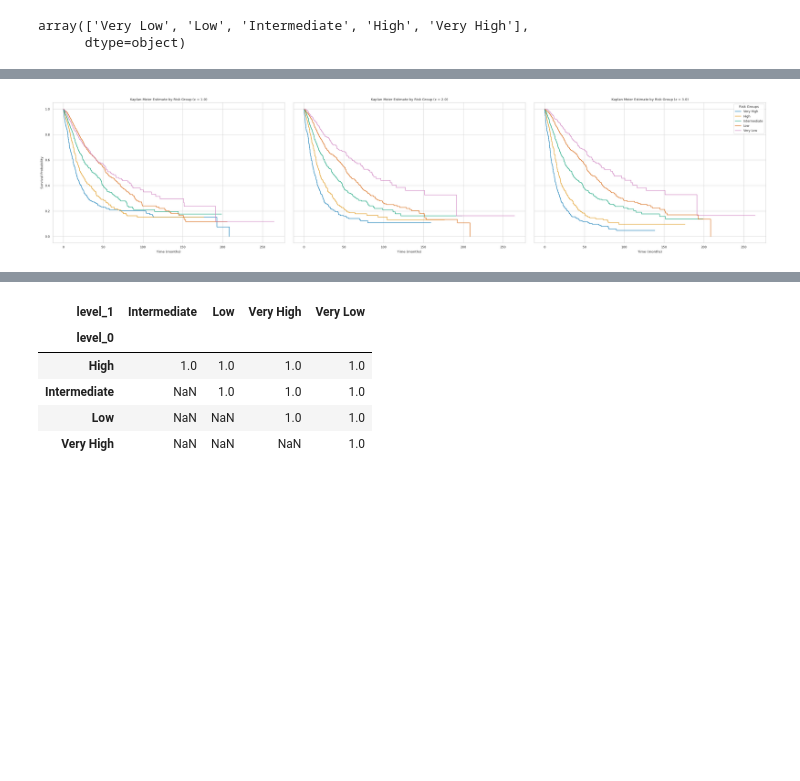
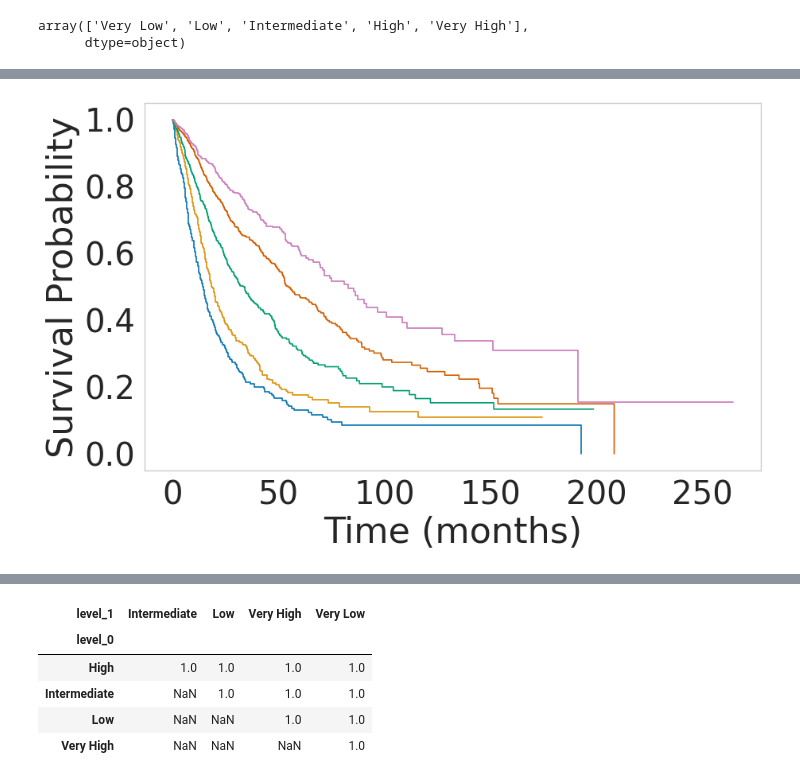
Before and after one commit to Kekkodf/DP-SurvAnalysis, a Jupyter notebook: src/dp_notebook.ipynb, the cells around one changed output, grey strips where cells are left out. Cells and saved outputs as stored; diff of their text form; code cells hidden in the pictures; blank space fills up the shorter version.

```diff
--- a/src/dp_notebook.ipynb
+++ b/src/dp_notebook.ipynb
@@ -344,55 +475,48 @@ epsilon: 1.0
 # %%
-# Set global font size
-plt.rcParams.update({'font.size': 24})  # You can adjust the size as needed
+plt.rcParams.update({'font.size': 64})
+# set the coin bias
+#e1 = 1 -> p = (np.exp(1)*(n-1)-1)/((1+np.exp(1))*(n-1))
+#e1 = 2 -> p = (math.pow(np.exp(1),2)*(n-1)-1)/((1+math.pow(np.exp(1),2))*(n-1))
+#e1 = 3 -> p = (math.pow(np.exp(1),3)*(n-1)-1)/((1+math.pow(np.exp(1),3))*(n-1))
+n = len(risk_groups)
 
-def plot_km_curves_for_epsilon(df, n, e1_val, show_y_labels, show_legend):
-    # Set the coin bias according to e1
-    if e1_val == 1:
-        p = (np.exp(1)*(n-1)-1)/((1+np.exp(1))*(n-1))
-    elif e1_val == 2:
-        p = (math.pow(np.exp(1), 2)*(n-1)-1)/((1+math.pow(np.exp(1), 2))*(n-1))
-    elif e1_val == 3:
-        p = (math.pow(np.exp(1), 3)*(n-1)-1)/((1+math.pow(np.exp(1), 3))*(n-1))
+#p = (np.exp(1)*(n-1)-1)/((1+np.exp(1))*(n-1))
+p = (math.pow(np.exp(1),2)*(n-1)-1)/((1+math.pow(np.exp(1),2))*(n-1))
+#p = (math.pow(np.exp(1),3)*(n-1)-1)/((1+math.pow(np.exp(1),3))*(n-1))
+e1 = verify_epsilon(p, n)
+print(f'epsilon: {e1}')
+# privatize the IPSS-R category
+df['Privatized Risk Group'] = df['Risk Group'].apply(lambda x: revised_coin_toss(x, risk_groups, n, p))
 
-    e1 = verify_epsilon(p, n)
-    # Privatize the IPSS-R category
-    df['Privatized Risk Group'] = df['Risk Group'].apply(lambda x: revised_coin_toss(x, risk_groups, n, p))
+groups = df['Privatized Risk Group']
+ix_vl = (groups == 'Very Low')
+ix_l = (groups == 'Low')
+ix_i = (groups == 'Intermediate')
+ix_h = (groups == 'High')
+ix_vh = (groups == 'Very High')
 
-    # Define risk groups
-    groups = df['Privatized Risk Group']
-    ix_vl = (groups == 'Very Low')
-    ix_l = (groups == 'Low')
-    ix_i = (groups == 'Intermediate')
-    ix_h = (groups == 'High')
-    ix_vh = (groups == 'Very High')
+km = KaplanMeierFitter()
 
-    # Initialize KaplanMeierFitter
-    km = KaplanMeierFitter()
+plt.figure(figsize=(10, 6))  # Setting the figure size
 
-    # Fitting and plotting for each risk group
-    for ix, label in zip([ix_vh, ix_h, ix_i, ix_l, ix_vl], ['Very High', 'High', 'Intermediate', 'Low', 'Very Low']):
-        km.fit(df['Time'][ix], df['Status'][ix], label=label)
-        km.plot(ax=plt.gca(), ci_show=False)  # Use the current axes, overlaying the plots
+# Fitting and plotting for each risk group
+medians = []
+medians_ci = []
+for ix, label in zip([ix_vh, ix_h, ix_i, ix_l, ix_vl], ['Very High', 'High', 'Intermediate', 'Low', 'Very Low']):
+    km.fit(df['Time'][ix], df['Status'][ix], label=label)
+    medians.append(km.median_survival_time_)
+    medians_ci.append(median_survival_times(km.confidence_interval_))
+    km.plot(ax=plt.gca(), ci_show=False)  # Use the current axes, overlaying the plots
 
-    if not show_y_labels:
-        plt.gca().set_ylabel('')  # Remove y label
-        plt.gca().set_yticklabels([])  # Remove y tick labels
-
-    plt.title(r'Kaplan Meier Estimate by Risk Group ($\epsilon$ = {})'.format(round(e1, 2)))
-    plt.xlabel('Time (months)')
-    if show_y_labels:
-        plt.ylabel('Survival Probability')
-    if show_legend:
-        plt.legend(title='Risk Groups', loc='best')
-    else:
-        plt.gca().get_legend().remove()  # Remove legend if not the last plot
-
-# Main plotting
-fig, axes = plt.subplots(1, 3, figsize=(30, 7))  # Adjust the size as needed
-for i, e1_val in enumerate([1, 2, 3]):
-    plt.sca(axes[i])  # Set the current axes
-    plot_km_curves_for_epsilon(df, len(risk_groups), e1_val, show_y_labels=(i == 0), show_legend=(i == 2))
-
-plt.tight_layout()
+#plt.title(r'Kaplan Meier Estimate by Risk Group ($\epsilon$ = {})'.format(round(e1, 2)))
+plt.xlabel('Time (months)', size=32)
+plt.xticks(size=29)
+plt.ylabel('Survival Probability', size=32)
+plt.yticks(size=29)
+#plt.legend(title='Risk Groups', loc = 'best', fontsize = 20, title_fontsize = 20)
+#remove the legend
+plt.legend().remove()
+#remove the grid
+plt.grid(False)
 plt.show()
 # %% [output]
@@ -399 +524 @@ plt.show()
-[figure, old version]
+[figure, new version]
```
Also changed, not shown: parts of 31 cells of this notebook, 6 other files.
